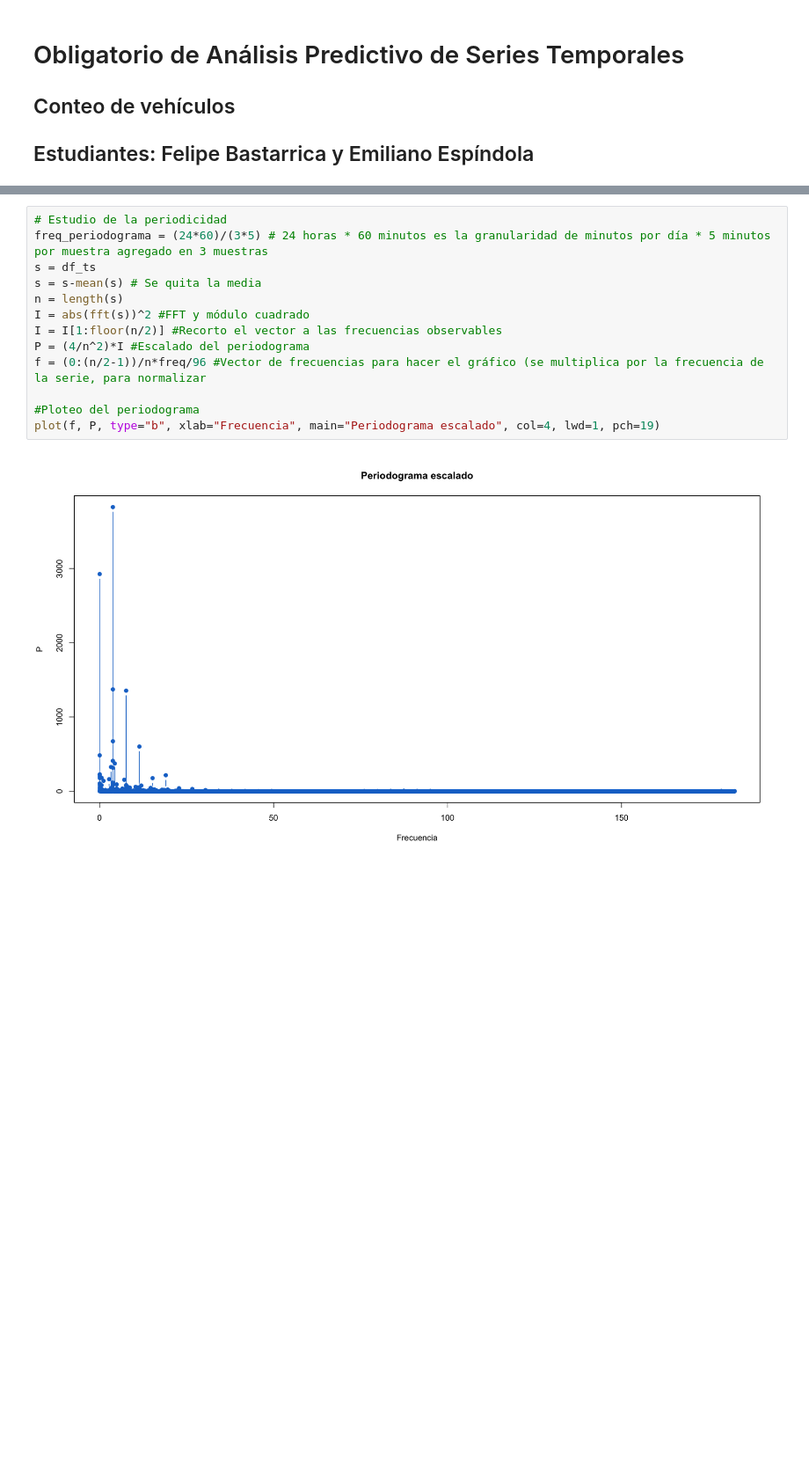
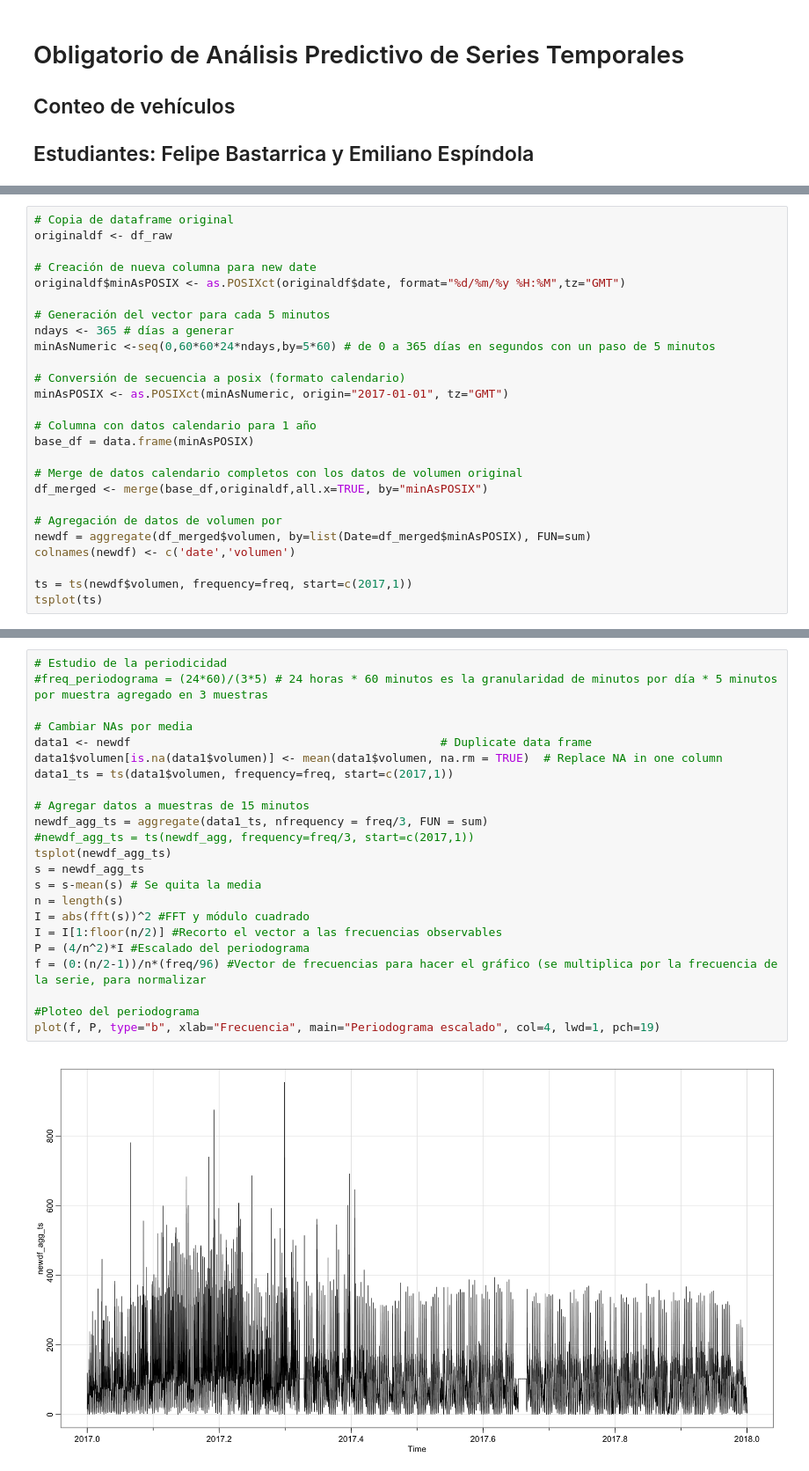
Before and after one commit to FelipeBastarrica/Obligatorio-Series-Temporales, a Jupyter notebook: Obligatorio_ST.ipynb, the cells around one changed output, grey strips where cells are left out. Shown at 88% size. Drawn from its saved outputs; the diff is of its cells as text; blank space fills up the shorter version.

Commit message:
se ajusta bien el gráfico

```diff
--- a/Obligatorio_ST.ipynb
+++ b/Obligatorio_ST.ipynb
@@ -85,0 +77,26 @@ tsplot(df_aggregate_ts_raw)
+# %%
+# Copia de dataframe original
+originaldf <- df_raw
+
+# Creación de nueva columna para new date
+originaldf$minAsPOSIX <- as.POSIXct(originaldf$date, format="%d/%m/%y %H:%M",tz="GMT")
+
+# Generación del vector para cada 5 minutos
+ndays <- 365 # días a generar
+minAsNumeric <-seq(0,60*60*24*ndays,by=5*60) # de 0 a 365 días en segundos con un paso de 5 minutos
+
+# Conversión de secuencia a posix (formato calendario)
+minAsPOSIX <- as.POSIXct(minAsNumeric, origin="2017-01-01", tz="GMT")
+
+# Columna con datos calendario para 1 año
+base_df = data.frame(minAsPOSIX)
+
+# Merge de datos calendario completos con los datos de volumen original
+df_merged <- merge(base_df,originaldf,all.x=TRUE, by="minAsPOSIX")
+
+# Agregación de datos de volumen por
+newdf = aggregate(df_merged$volumen, by=list(Date=df_merged$minAsPOSIX), FUN=sum)
+colnames(newdf) <- c('date','volumen')
+
+ts = ts(newdf$volumen, frequency=freq, start=c(2017,1))
+tsplot(ts)
@@ -135,15 +153,25 @@ pacf(df_ts_crop)
 # %%
 # Estudio de la periodicidad
-freq_periodograma = (24*60)/(3*5) # 24 horas * 60 minutos es la granularidad de minutos por día * 5 minutos por muestra agregado en 3 muestras
-s = df_ts
+#freq_periodograma = (24*60)/(3*5) # 24 horas * 60 minutos es la granularidad de minutos por día * 5 minutos por muestra agregado en 3 muestras
+
+# Cambiar NAs por media
+data1 <- newdf                                             # Duplicate data frame
+data1$volumen[is.na(data1$volumen)] <- mean(data1$volumen, na.rm = TRUE)  # Replace NA in one column
+data1_ts = ts(data1$volumen, frequency=freq, start=c(2017,1))
+
+# Agregar datos a muestras de 15 minutos
+newdf_agg_ts = aggregate(data1_ts, nfrequency = freq/3, FUN = sum)
+#newdf_agg_ts = ts(newdf_agg, frequency=freq/3, start=c(2017,1))
+tsplot(newdf_agg_ts)
+s = newdf_agg_ts
 s = s-mean(s) # Se quita la media
 n = length(s)
 I = abs(fft(s))^2 #FFT y módulo cuadrado
 I = I[1:floor(n/2)] #Recorto el vector a las frecuencias observables
 P = (4/n^2)*I #Escalado del periodograma
-f = (0:(n/2-1))/n*freq/96 #Vector de frecuencias para hacer el gráfico (se multiplica por la frecuencia de la serie, para normalizar
+f = (0:(n/2-1))/n*(freq/96) #Vector de frecuencias para hacer el gráfico (se multiplica por la frecuencia de la serie, para normalizar
 
 #Ploteo del periodograma
 plot(f, P, type="b", xlab="Frecuencia", main="Periodograma escalado", col=4, lwd=1, pch=19)
 # %% [output]
-[figure, old version]
+[figure, new version]
```
Also changed, not shown: parts of 35 cells of this notebook.
